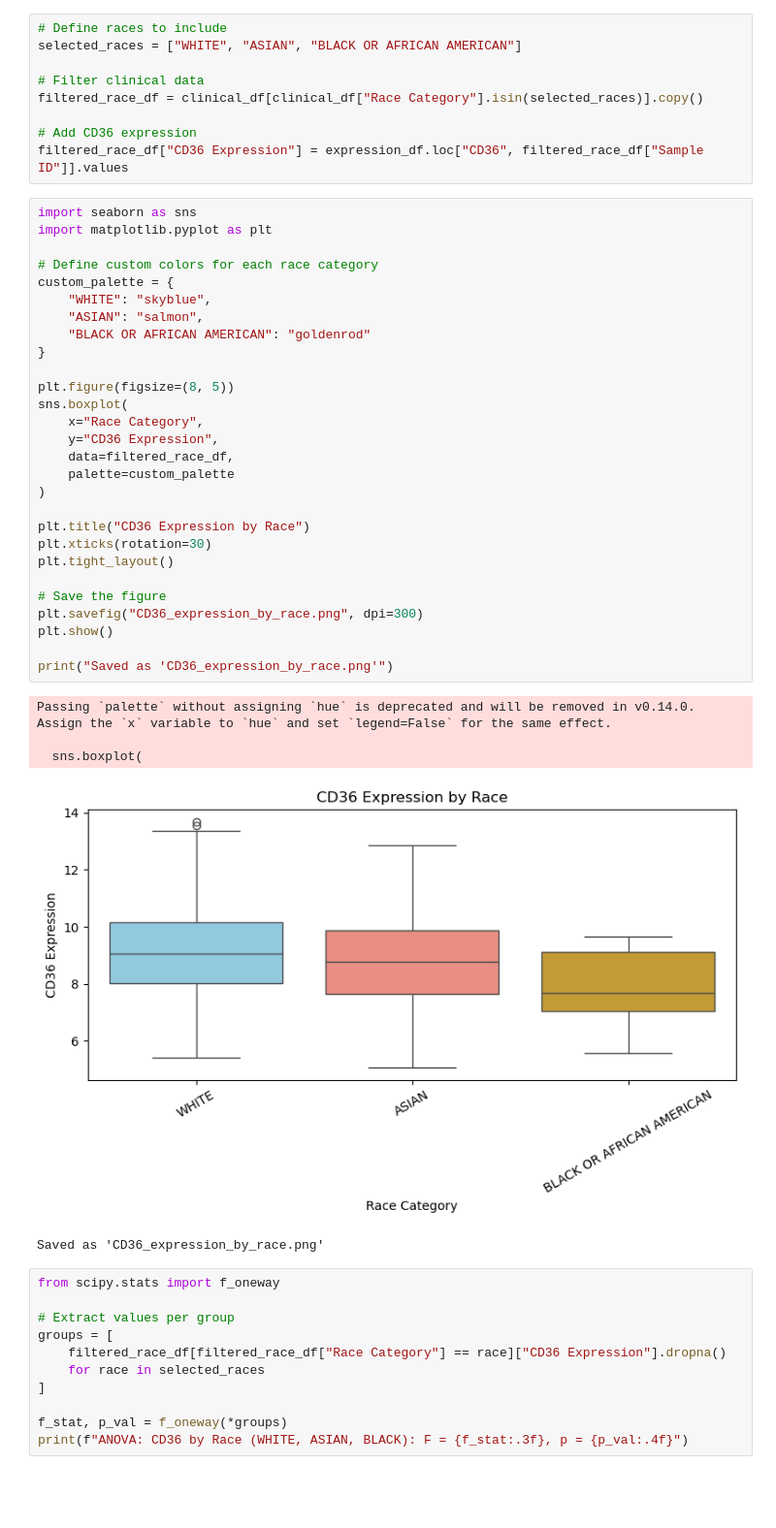
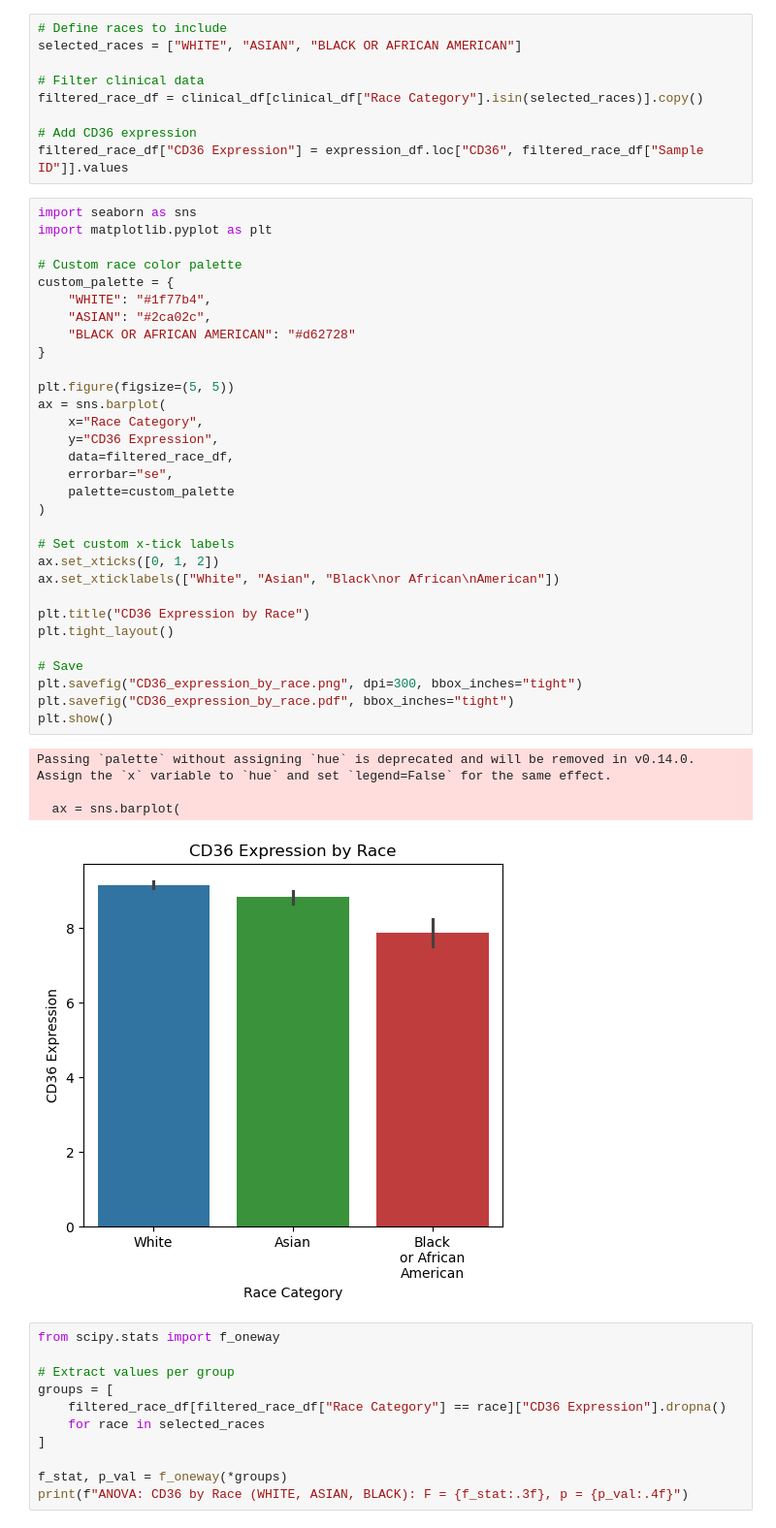
Before and after one commit to atanugiri/gastric-cancer, a Jupyter notebook: 01_Data_Analysis.ipynb, the cells around one changed output. Shown: that part at 97% size. Cells and saved outputs as stored; diff of their text form; blank space fills up the shorter version.

```diff
--- a/01_Data_Analysis.ipynb
+++ b/01_Data_Analysis.ipynb
@@ -436,37 +442,39 @@ filtered_race_df["CD36 Expression"] = expression_df.loc["CD36", filtered_race_df
 # %%
 import seaborn as sns
 import matplotlib.pyplot as plt
 
-# Define custom colors for each race category
+# Custom race color palette
 custom_palette = {
-    "WHITE": "skyblue",
-    "ASIAN": "salmon",
-    "BLACK OR AFRICAN AMERICAN": "goldenrod"
+    "WHITE": "#1f77b4",
+    "ASIAN": "#2ca02c",
+    "BLACK OR AFRICAN AMERICAN": "#d62728"
 }
 
-plt.figure(figsize=(8, 5))
-sns.boxplot(
+plt.figure(figsize=(5, 5))
+ax = sns.barplot(
     x="Race Category",
     y="CD36 Expression",
     data=filtered_race_df,
+    errorbar="se",
     palette=custom_palette
 )
 
+# Set custom x-tick labels
+ax.set_xticks([0, 1, 2])
+ax.set_xticklabels(["White", "Asian", "Black\nor African\nAmerican"])
+
 plt.title("CD36 Expression by Race")
-plt.xticks(rotation=30)
 plt.tight_layout()
 
-# Save the figure
-plt.savefig("CD36_expression_by_race.png", dpi=300)
+# Save
+plt.savefig("CD36_expression_by_race.png", dpi=300, bbox_inches="tight")
+plt.savefig("CD36_expression_by_race.pdf", bbox_inches="tight")
 plt.show()
-
-print("Saved as 'CD36_expression_by_race.png'")
 # %% [output]
 Passing `palette` without assigning `hue` is deprecated and will be removed in v0.14.0. Assign the `x` variable to `hue` and set `legend=False` for the same effect.
 
-  sns.boxplot(
+  ax = sns.barplot(
-[figure, old version]
+[figure, new version]
-Saved as 'CD36_expression_by_race.png'
 # %%
 from scipy.stats import f_oneway
 
```
Also changed, not shown: parts of 13 cells of this notebook.
